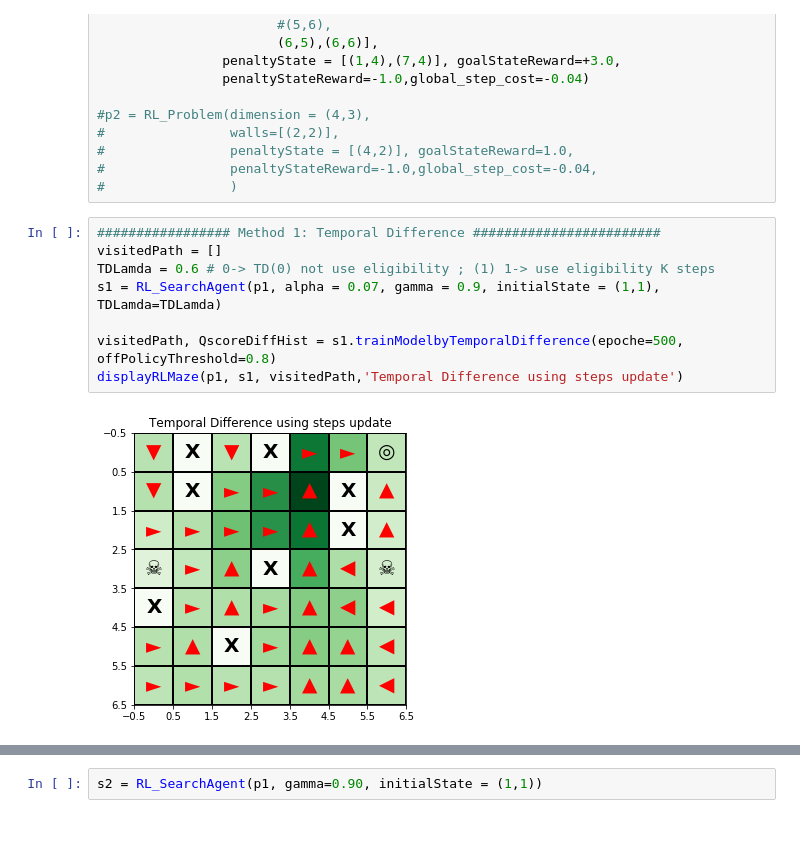
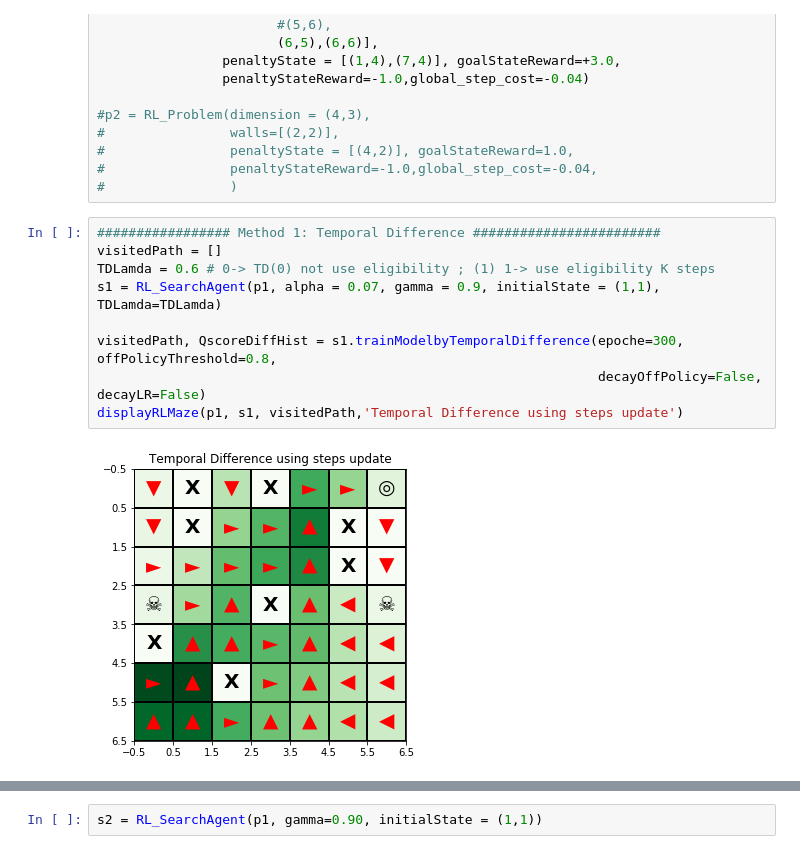
Before and after one commit to chihoxtra/reinforcement_learning, a Jupyter notebook: [PlayAround][Reinforcement Learning].ipynb, the cells around one changed output, grey strips where cells are left out. Saved outputs shown, nothing was run; the diff lists cells and outputs as text.

```diff
--- a/[PlayAround][Reinforcement Learning].ipynb
+++ b/[PlayAround][Reinforcement Learning].ipynb
@@ -750,13 +781,14 @@ p1 = RL_Problem(dimension = (7,7),
 # %%
 ################# Method 1: Temporal Difference ########################
 visitedPath = []
 TDLamda = 0.6 # 0-> TD(0) not use eligibility ; (1) 1-> use eligibility K steps
 s1 = RL_SearchAgent(p1, alpha = 0.07, gamma = 0.9, initialState = (1,1), TDLamda=TDLamda)
 
-visitedPath, QscoreDiffHist = s1.trainModelbyTemporalDifference(epoche=500, offPolicyThreshold=0.8)
+visitedPath, QscoreDiffHist = s1.trainModelbyTemporalDifference(epoche=300, offPolicyThreshold=0.8,
+                                                                decayOffPolicy=False, decayLR=False)
 displayRLMaze(p1, s1, visitedPath,'Temporal Difference using steps update')
 # %% [output]
-[figure, old version]
+[figure, new version]
 # %%
 plt.plot(QscoreDiffHist)
 #len(QscoreDiffHist)
```
Also changed, not shown: parts of 11 cells of this notebook.
